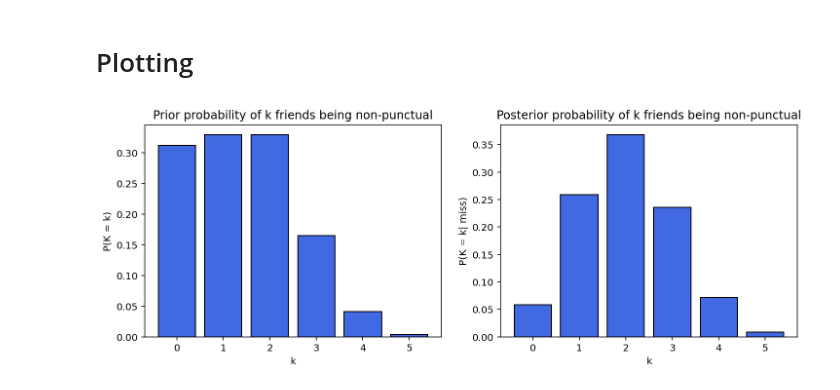
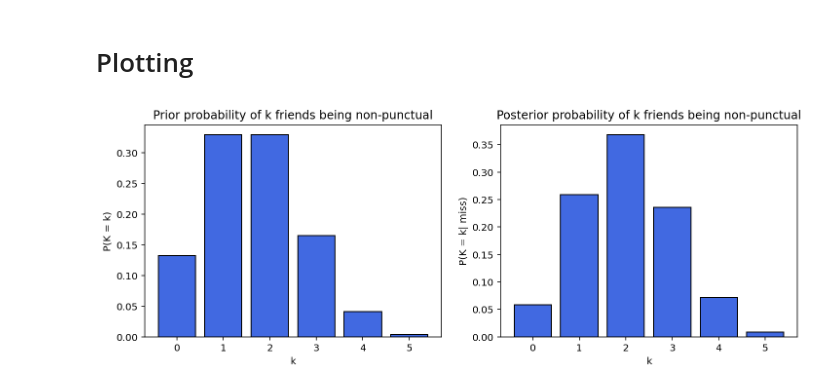
Before and after one commit to raneye99/COMP0080, a Jupyter notebook: Assignment/Meeting times/Bonus.ipynb, the cells around one changed output. Cells and saved outputs as stored; diff of their text form; code cells hidden in the pictures.

Commit message:
Changed typo in priors which results in wrong plots

```diff
--- a/Assignment/Meeting times/Bonus.ipynb
+++ b/Assignment/Meeting times/Bonus.ipynb
@@ -43,16 +43,16 @@ Posterior sums to 1.0
 # %% [markdown]
 # Plotting
 # %%
-priors = [0.312, 0.329, 0.329, 0.165, 0.041, 0.004]
+priors = [0.132, 0.329, 0.329, 0.165, 0.041, 0.004]
 posteriors = posterior
 f, (ax1, ax2) = plt.subplots(1, 2, figsize = (12, 4))
 ax1.set_title("Prior probability of k friends being non-punctual")
 ax1.set_xlabel('k')
 ax1.set_ylabel('P(K = k)')
 ax1.bar(list(range(6)), priors, color = 'royalblue', edgecolor = 'black');
 ax2.set_title("Posterior probability of k friends being non-punctual")
 ax2.set_xlabel('k')
 ax2.set_ylabel('P(K = k| miss)')
 ax2.bar(list(range(6)), posteriors, color = 'royalblue', edgecolor = 'black');
 # %% [output]
-[figure, old version]
+[figure, new version]
```
